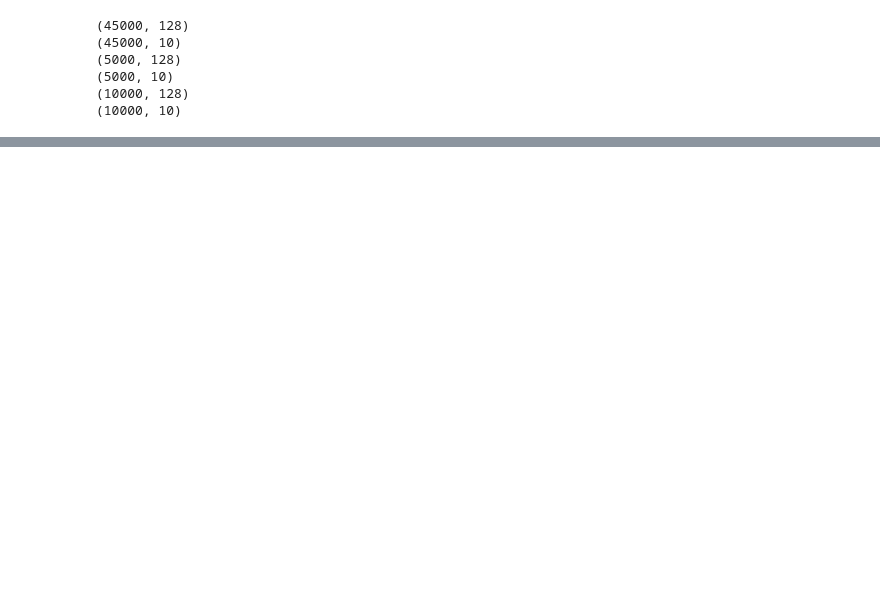
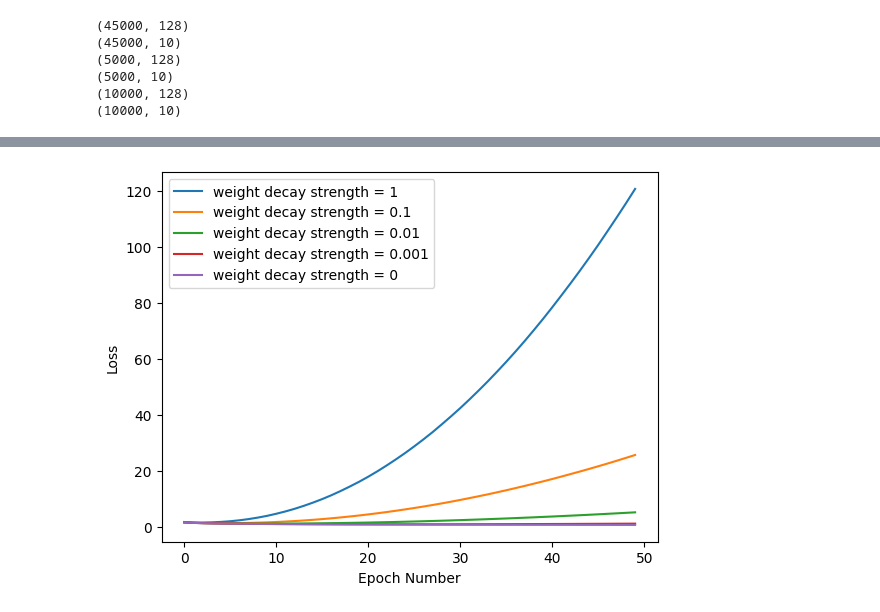
Before and after one commit to Yvnminc/Deep-Neural-Network-Components-Analysis, a Jupyter notebook: Experiment-Dropout-Optimiser-Regularizer.ipynb, the cells around one changed output, grey strips where cells are left out. Cells and saved outputs as stored; diff of their text form; code cells hidden in the pictures; blank space fills up the shorter version.

```diff
--- a/Experiment-Dropout-Optimiser-Regularizer.ipynb
+++ b/Experiment-Dropout-Optimiser-Regularizer.ipynb
@@ -49,0 +257,10 @@ test_f1 = []
+# %%
+loss = []
+train_acc = []
+dev_acc = []
+train_precision = []
+dev_precision = []
+train_recall = []
+dev_recall = []
+train_f1 = []
+dev_f1 = []
@@ -49,0 +327,14 @@ test_f1 = []
+# %%
+w_holder = [loss,train_acc,dev_acc,train_precision,dev_precision,train_recall,dev_recall,train_f1,dev_f1]
+# %%
+for i in range(len(weight_decay_strength)):
+
+    plt.plot(w_holder[0][i],label=f'weight decay strength = {weight_decay_strength[i]}')
+
+plt.legend()
+plt.xlabel('Epoch Number')
+plt.ylabel('Loss')
+plt.savefig('visual_outputs/weight_decay_strength_loss.png')
+plt.show()
+# %% [output]
+[figure, added]
```
Also changed, not shown: parts of 17 cells of this notebook, 5 other files.
